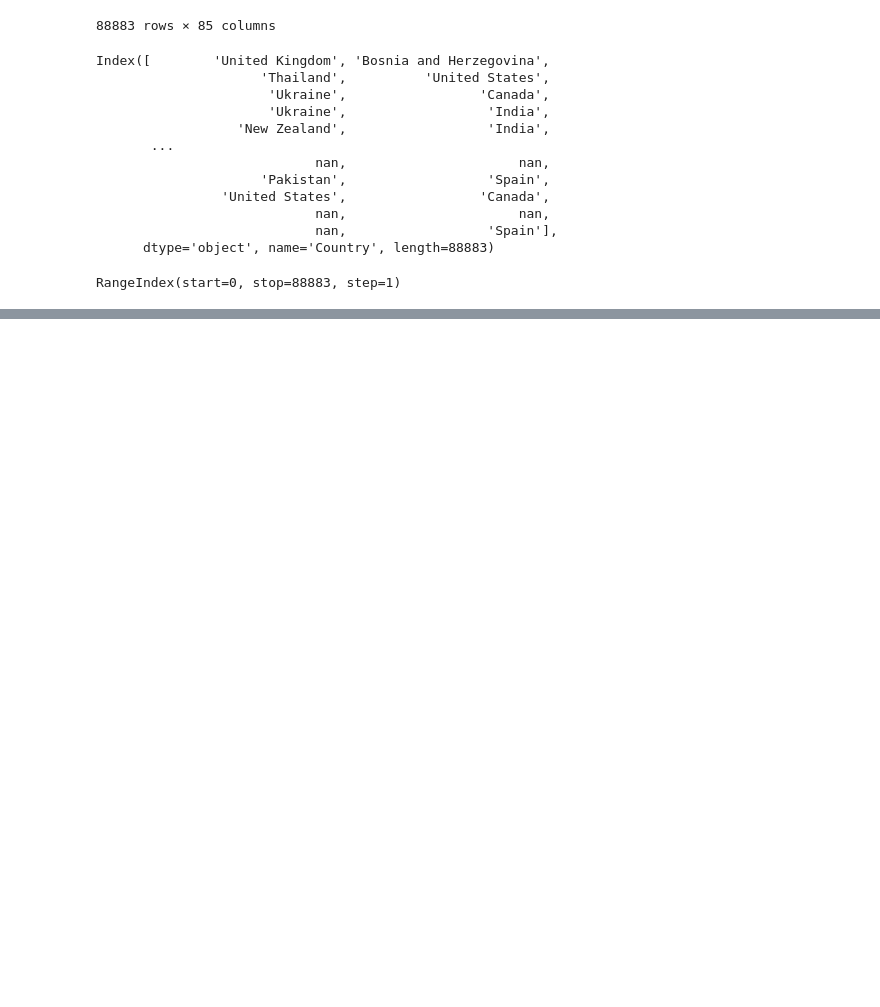
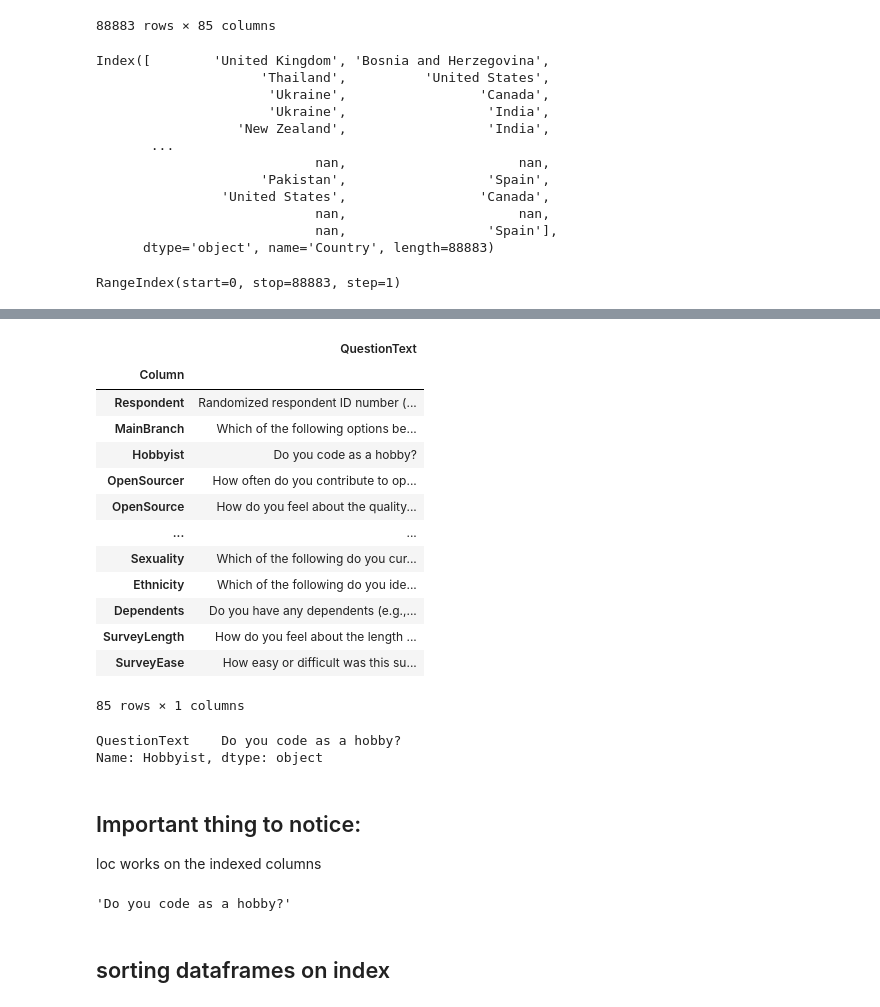
Before and after one commit to TechieBalu/Guide-To-Advance-Python-Concepts, a Jupyter notebook: Pandas by Corey Schafer/3- Indexes.ipynb, the cells around one changed output, grey strips where cells are left out. Cells and saved outputs as stored; diff of their text form; code cells hidden in the pictures; blank space fills up the shorter version.

Commit message:
completed indexing lecture

```diff
--- a/Pandas by Corey Schafer/3- Indexes.ipynb
+++ b/Pandas by Corey Schafer/3- Indexes.ipynb
@@ -154,0 +282,37 @@ RangeIndex(start=0, stop=88883, step=1)
+# %%
+# Let's read the schema dataset and set its index as "Column"
+schema_dataset = pd.read_csv(r"D:\2022\Python Practice\Pandas by Corey Schafer\CSVs\survey_results_schema.csv", index_col="Column")
+# %%
+# let's check the schema_dataset
+schema_dataset
+
+# Now as we can see, Column is set as index, Now we can access the values directly using loc operator
+# %% [output]
+|  | QuestionText |
+| Column |  |
+| Respondent | Randomized respondent ID number (... |
+| MainBranch | Which of the following options be... |
+| Hobbyist | Do you code as a hobby? |
+| OpenSourcer | How often do you contribute to op... |
+| OpenSource | How do you feel about the quality... |
+| ... | ... |
+| Sexuality | Which of the following do you cur... |
+| Ethnicity | Which of the following do you ide... |
+| Dependents | Do you have any dependents (e.g.,... |
+| SurveyLength | How do you feel about the length ... |
+| SurveyEase | How easy or difficult was this su... |
+85 rows × 1 columns
+# %%
+schema_dataset.loc["Hobbyist"]
+# %% [output]
+QuestionText    Do you code as a hobby?
+Name: Hobbyist, dtype: object
+# %% [markdown]
+## Important thing to notice:
+loc works on the indexed columns
+# %%
+schema_dataset.loc["Hobbyist", "QuestionText"]
+# %% [output]
+'Do you code as a hobby?'
+# %% [markdown]
+## sorting dataframes on index
```
Also changed, not shown: parts of 15 cells of this notebook.
